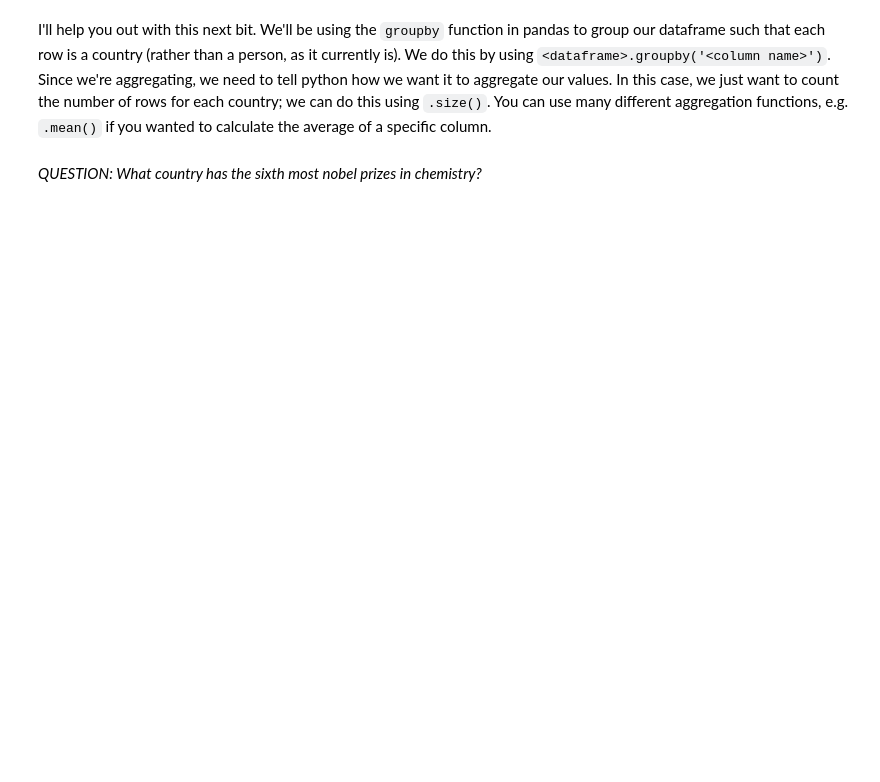
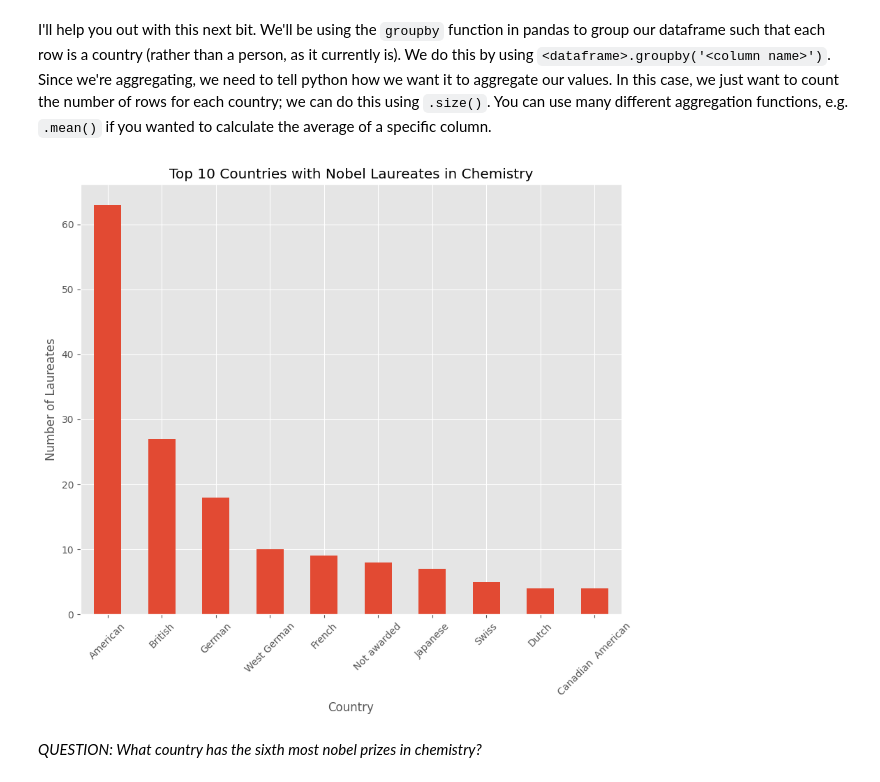
Before and after one commit to Bol-C14/QM2, a Jupyter notebook: notebooks/W02. Pandas.ipynb, the cells around one changed output. Saved outputs shown, nothing was run; the diff lists cells and outputs as text; code cells hidden in the pictures; blank space fills up the shorter version.

```diff
--- a/notebooks/W02. Pandas.ipynb
+++ b/notebooks/W02. Pandas.ipynb
@@ -396,5 +497,10 @@ And there we have it; a nicely formatted dataframe ready for analysis, straight
 Using the following URL https://en.wikipedia.org/wiki/List_of_Nobel_laureates_in_Chemistry create a plot of the top 10 countries in terms of nobel laureates. First, follow the steps below:
 # %%
 # scrape the table of Nobel Laureates in Chemistry using read_html. remember, this gives us a LIST of dataframes! lets call this list chem_tables
+url='https://en.wikipedia.org/wiki/List_of_Nobel_laureates_in_Chemistry'
+
+tables=pandas.read_html(url)
 
 # select the first dataframe from this list and call it chem
+chem = tables[0]
+chem
@@ -402,9 +522,20 @@ Using the following URL https://en.wikipedia.org/wiki/List_of_Nobel_laureates_in
 I'll help you out with this next bit. We'll be using the `groupby` function in pandas to group our dataframe such that each row is a country (rather than a person, as it currently is). We do this by using `<dataframe>.groupby('<column name>')`. Since we're aggregating, we need to tell python how we want it to aggregate our values. In this case, we just want to count the number of rows for each country; we can do this using `.size()`. You can use many different aggregation functions, e.g. `.mean()` if you wanted to calculate the average of a specific column.
 # %%
 # create a new dataframe called 'country' in which each row is a country, and the values represent the number of nobel laureates.
+country = chem.groupby('Nationality[B]').size()
 
 # now sort it in descending order
+country = country.sort_values(ascending=False)
 
 # finally, plot the top 10 countries
+top_10 = country.head(10)
+top_10.plot(kind='bar')
+plt.title('Top 10 Countries with Nobel Laureates in Chemistry')
+plt.xlabel('Country')
+plt.ylabel('Number of Laureates')
+plt.xticks(rotation=45)
+plt.show()
+# %% [output]
+[figure, added]
 # %% [markdown]
 *QUESTION: What country has the sixth most nobel prizes in chemistry?*
```
Also changed, not shown: parts of 19 cells of this notebook.
